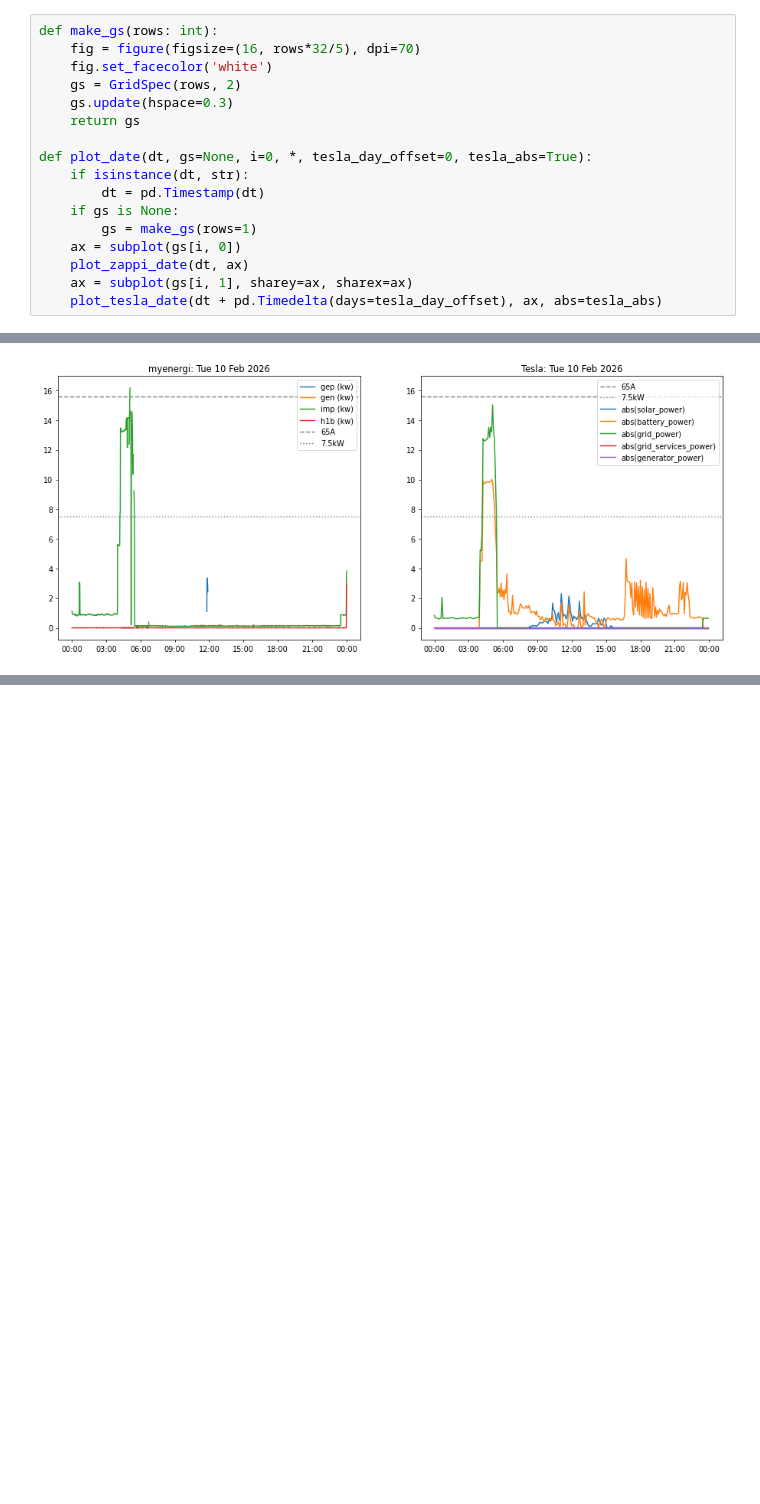
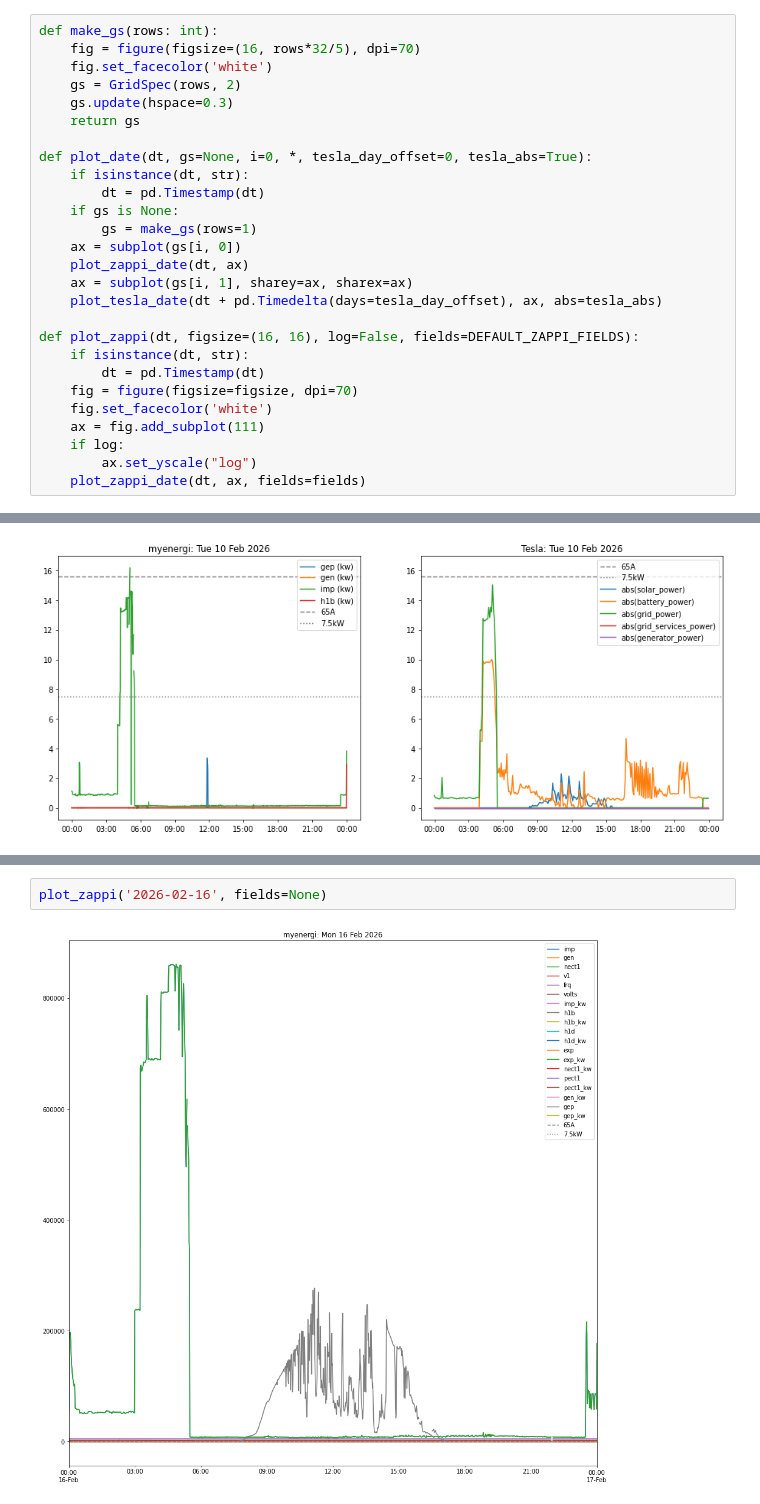
Before and after one commit to cjw296/energy, a Jupyter notebook: for-myenergi.ipynb, the cells around one changed output, grey strips where cells are left out. Cells and saved outputs as stored; diff of their text form; blank space fills up the shorter version.

```diff
--- a/for-myenergi.ipynb
+++ b/for-myenergi.ipynb
@@ -73,6 +77,16 @@ def plot_date(dt, gs=None, i=0, *, tesla_day_offset=0, tesla_abs=True):
     plot_zappi_date(dt, ax)
     ax = subplot(gs[i, 1], sharey=ax, sharex=ax)
     plot_tesla_date(dt + pd.Timedelta(days=tesla_day_offset), ax, abs=tesla_abs)
+
+def plot_zappi(dt, figsize=(16, 16), log=False, fields=DEFAULT_ZAPPI_FIELDS):
+    if isinstance(dt, str):
+        dt = pd.Timestamp(dt)
+    fig = figure(figsize=figsize, dpi=70)
+    fig.set_facecolor('white')
+    ax = fig.add_subplot(111)
+    if log:
+        ax.set_yscale("log")
+    plot_zappi_date(dt, ax, fields=fields)
 # %%
 plot_date('2024-02-17')
 # %% [output]
@@ -99,0 +118,4 @@ plot_date('2026-02-11')
+# %%
+plot_zappi('2026-02-16', fields=None)
+# %% [output]
+[figure, added]
```
Also changed, not shown: parts of 3 cells of this notebook, 4 other files.
